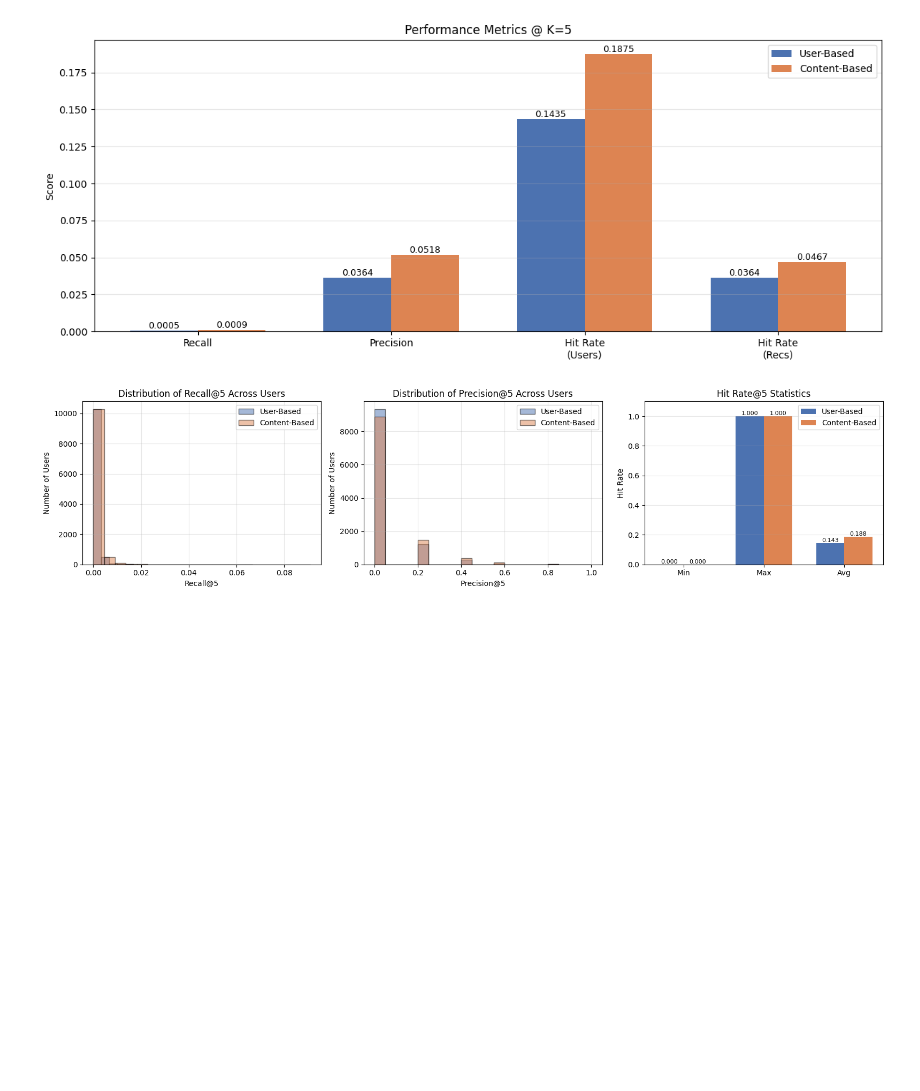
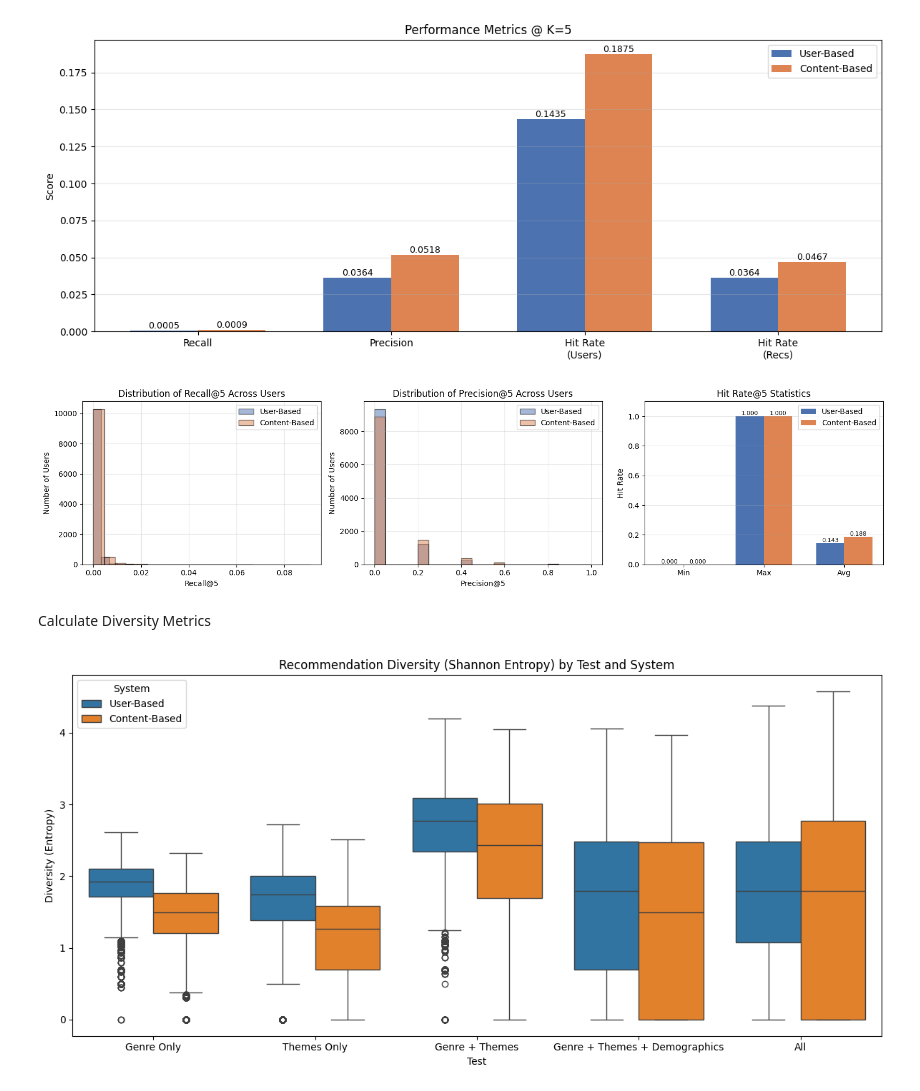
Before and after one commit to raahed/social-network-study-anime, a Jupyter notebook: notebook/evaluation.ipynb, the cells around one changed output. Drawn from its saved outputs; the diff is of its cells as text; code cells hidden in the pictures; blank space fills up the shorter version.

Commit message:
Refactor content-based and user-based recommendation systems; implement entropy for evaluation on diversity

```diff
--- a/notebook/evaluation.ipynb
+++ b/notebook/evaluation.ipynb
@@ -275,3 +277,5 @@ plt.show()
 # %% [output]
 [figure]
 [figure]
+# %% [markdown]
+Calculate Diversity Metrics
@@ -277,0 +300,49 @@ plt.show()
+# %%
+def calculate_diversity(recommendation: pd.DataFrame, anime_df: pd.DataFrame, metric_columns: list[str]) -> dict[int, float]:
+    """ Calculate the Shannon entropy for all users in the list """
+    user_col_diversity = {}
+    for user_id, group in recommendation.groupby('user_id'):
+        rec_anime_ids = group['anime_id'].values
+        user_col_diversity[user_id] = diversity_per_user(rec_anime_ids, anime_df, metric_columns)
+    return user_col_diversity
+# %%
+entropy_tests = {
+    "Genre Only": ['Genres'],
+    "Themes Only": ['Themes'],
+    "Genre + Themes": ['Genres', 'Themes'],
+    "Genre + Themes + Demographics": ['Genres', 'Themes', 'Demographics', ],
+    "All": ['Genres', 'Themes', 'Demographics', 'Type', 'Studios']
+}
+# %%
+# Run diversity calculations for each test for both user-based and content-based
+ub_diversity_results = {}
+cb_diversity_results = {}
+for test_name, cols in entropy_tests.items():
+    ub_diversity_results[test_name] = calculate_diversity(user_based_filtered, anime_filtered, cols)
+    cb_diversity_results[test_name] = calculate_diversity(content_based_filtered, anime_filtered, cols)
+
+# Prepare data for plotting
+plot_data = []
+for test_name, user_divs in ub_diversity_results.items():
+    for user_id, div in user_divs.items():
+        plot_data.append({'Test': test_name, 'User': user_id, 'Diversity': div, 'System': 'User-Based'})
+for test_name, user_divs in cb_diversity_results.items():
+    for user_id, div in user_divs.items():
+        plot_data.append({'Test': test_name, 'User': user_id, 'Diversity': div, 'System': 'Content-Based'})
+
+plot_df = pd.DataFrame(plot_data)
+
+# Boxplot of diversity values for each test and system
+plt.figure(figsize=(12, 6))
+ax = plt.gca()
+# Use seaborn for grouped boxplot
+import seaborn as sns
+sns.boxplot(x='Test', y='Diversity', hue='System', data=plot_df, ax=ax)
+plt.title('Recommendation Diversity (Shannon Entropy) by Test and System')
+plt.xlabel('Test')
+plt.ylabel('Diversity (Entropy)')
+plt.legend(title='System')
+plt.tight_layout()
+plt.show()
+# %% [output]
+[figure, added]
```
Also changed, not shown: parts of 3 cells of this notebook, 3 other files.
